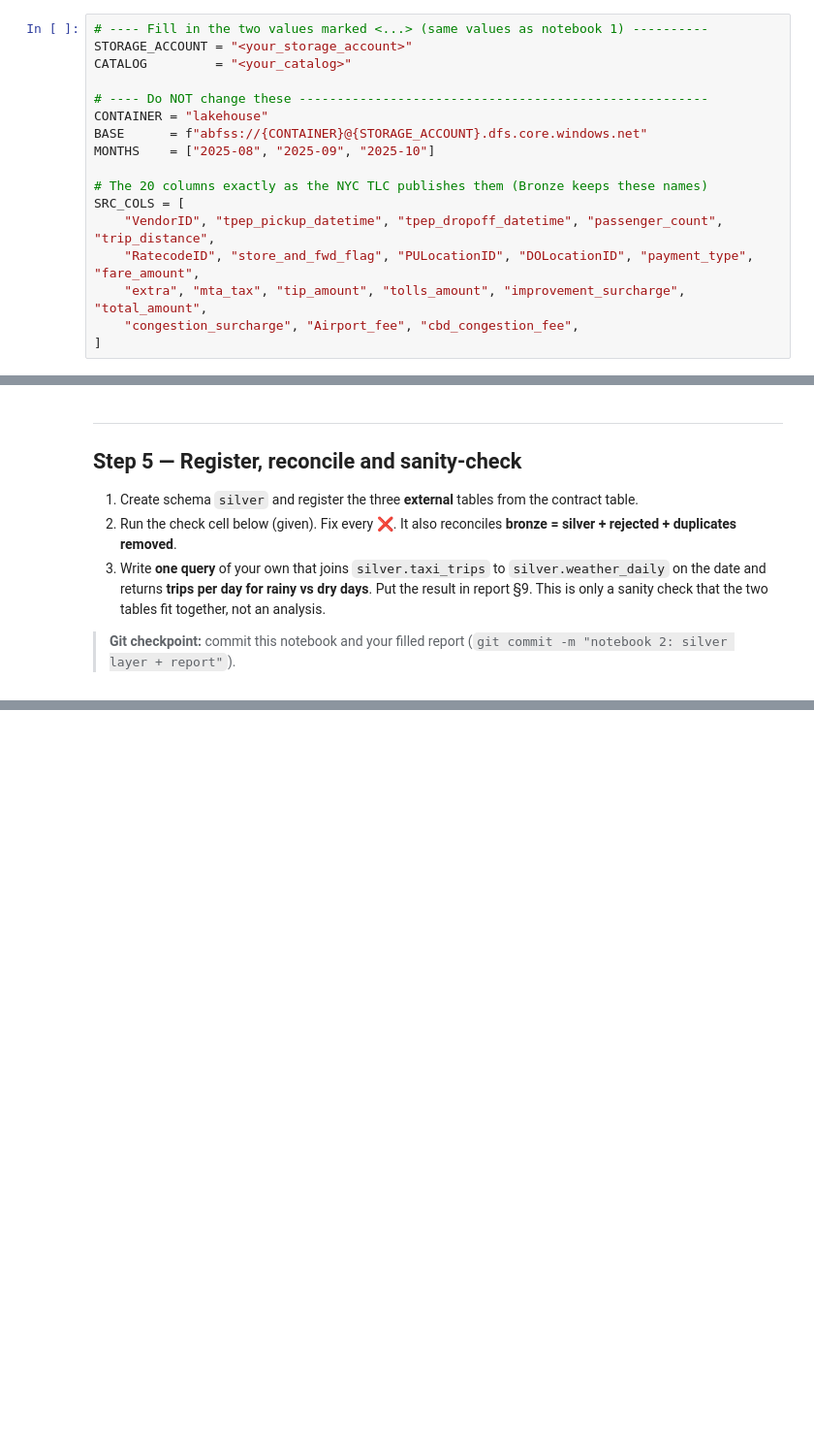
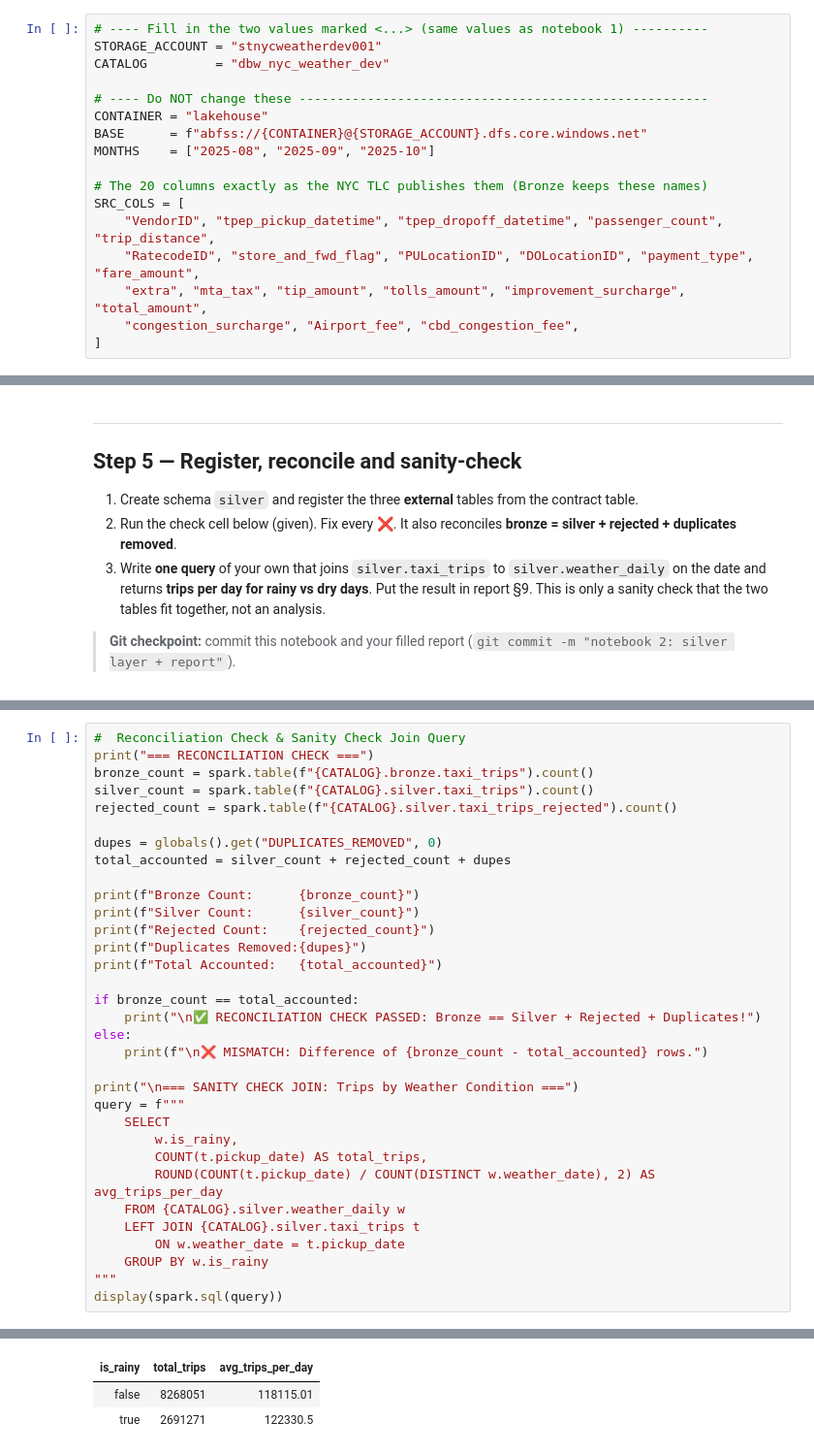
Before and after one commit to rashmikt/databricks-adls-silver, a Jupyter notebook: starter/02_build_silver.ipynb, the cells around one changed output, grey strips where cells are left out. Shown at 97% size. Saved outputs shown, nothing was run; the diff lists cells and outputs as text; blank space fills up the shorter version.

```diff
--- a/starter/02_build_silver.ipynb
+++ b/starter/02_build_silver.ipynb
@@ -16,8 +16,8 @@
 External Delta tables again, same storage account and container as Bronze. Silver writes use `overwrite`, so the notebook can be re-run safely.
 # %%
 # ---- Fill in the two values marked <...> (same values as notebook 1) ----------
-STORAGE_ACCOUNT = "<your_storage_account>"
-CATALOG         = "<your_catalog>"
+STORAGE_ACCOUNT = "stnycweatherdev001"
+CATALOG         = "dbw_nyc_weather_dev"
 
 # ---- Do NOT change these ------------------------------------------------------
 CONTAINER = "lakehouse"
@@ -144,0 +457,34 @@ Read `bronze.weather_daily` and write `silver/weather_daily/`:
+# %%
+#  Reconciliation Check & Sanity Check Join Query
+print("=== RECONCILIATION CHECK ===")
+bronze_count = spark.table(f"{CATALOG}.bronze.taxi_trips").count()
+silver_count = spark.table(f"{CATALOG}.silver.taxi_trips").count()
+rejected_count = spark.table(f"{CATALOG}.silver.taxi_trips_rejected").count()
+
+dupes = globals().get("DUPLICATES_REMOVED", 0)
+total_accounted = silver_count + rejected_count + dupes
+
+print(f"Bronze Count:      {bronze_count}")
+print(f"Silver Count:      {silver_count}")
+print(f"Rejected Count:    {rejected_count}")
+print(f"Duplicates Removed:{dupes}")
+print(f"Total Accounted:   {total_accounted}")
+
+if bronze_count == total_accounted:
+    print("\n✅ RECONCILIATION CHECK PASSED: Bronze == Silver + Rejected + Duplicates!")
+else:
+    print(f"\n❌ MISMATCH: Difference of {bronze_count - total_accounted} rows.")
+
+print("\n=== SANITY CHECK JOIN: Trips by Weather Condition ===")
+query = f"""
+    SELECT
+        w.is_rainy,
+        COUNT(t.pickup_date) AS total_trips,
+        ROUND(COUNT(t.pickup_date) / COUNT(DISTINCT w.weather_date), 2) AS avg_trips_per_day
+    FROM {CATALOG}.silver.weather_daily w
+    LEFT JOIN {CATALOG}.silver.taxi_trips t
+        ON w.weather_date = t.pickup_date
+    GROUP BY w.is_rainy
+"""
+display(spark.sql(query))
+# %% [output]
@@ -145,3 +501,6 @@ Read `bronze.weather_daily` and write `silver/weather_daily/`:
+| is_rainy | total_trips | avg_trips_per_day |
+| false | 8268051 | 118115.01 |
+| true | 2691271 | 122330.5 |
 # %%
 from pyspark.sql import functions as F
 
```
Also changed, not shown: parts of 13 cells of this notebook, 5 other files.
